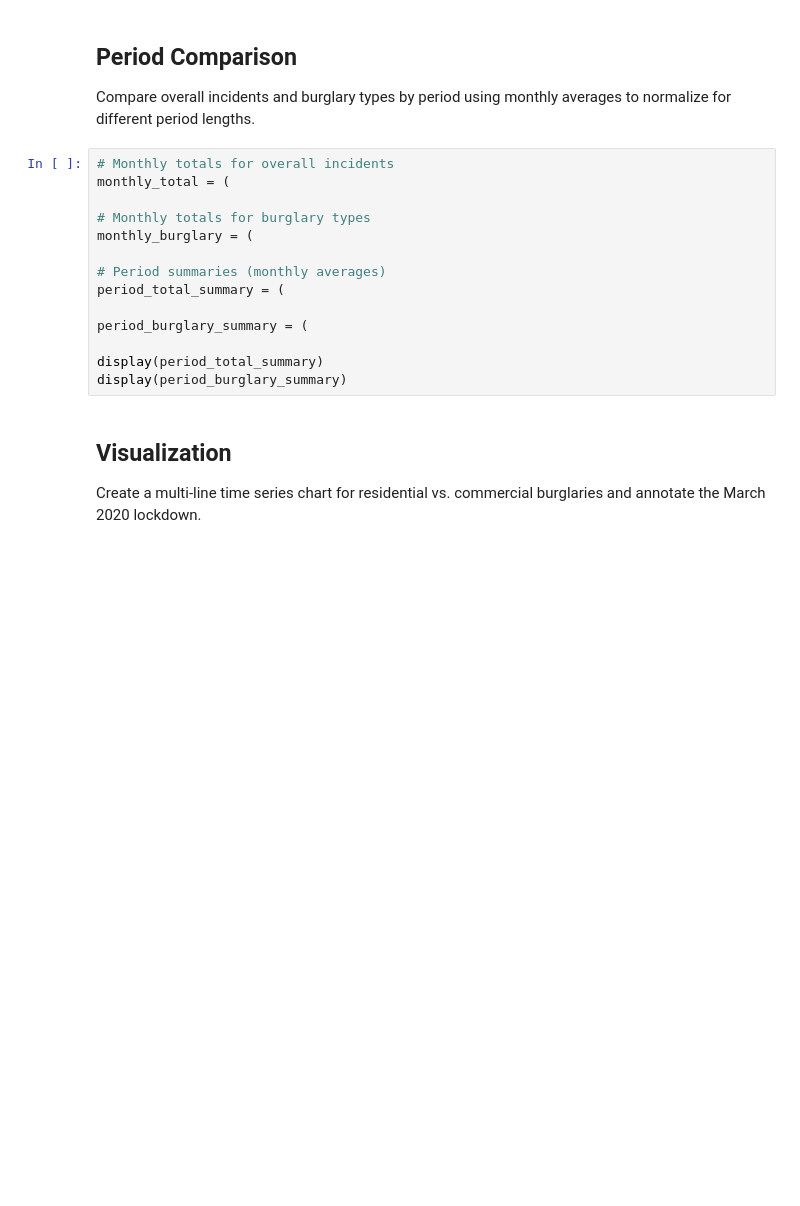
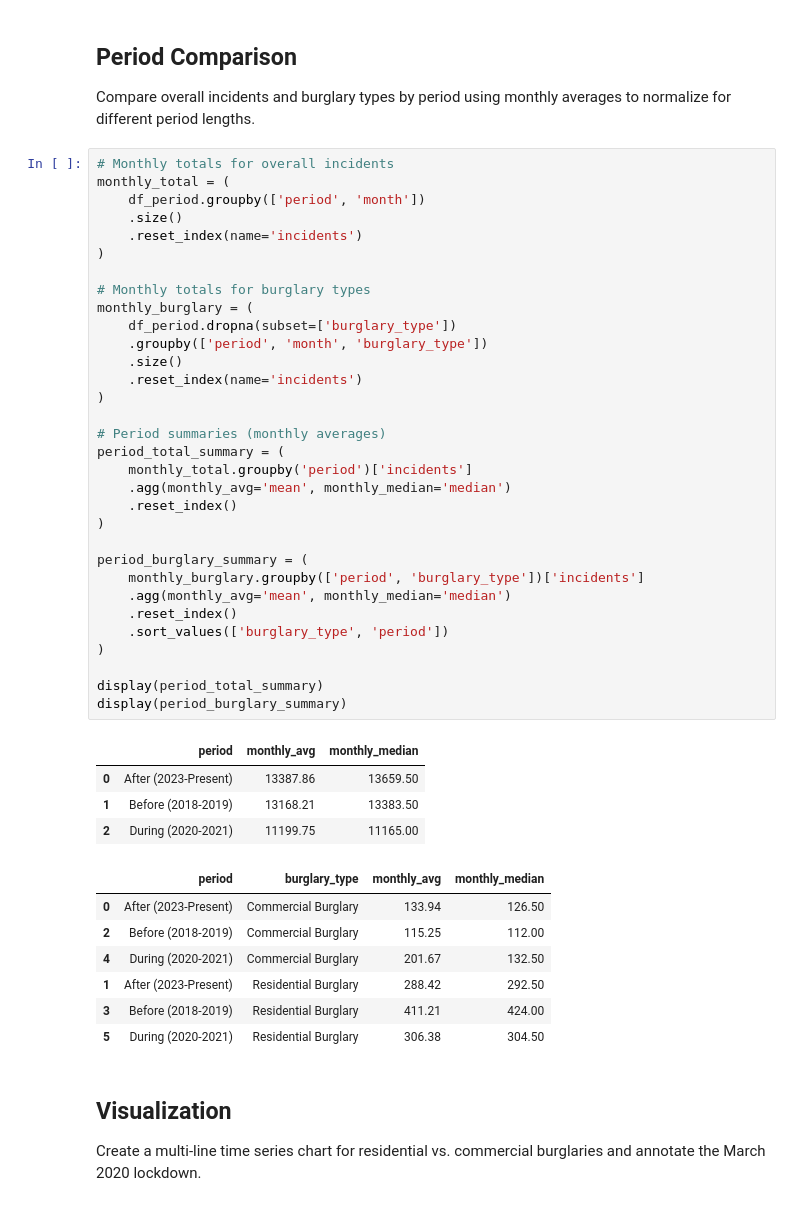
Before and after one commit to dustinober1/Philadelphia-Crime-Incidents-Analysis, a Jupyter notebook: notebooks/covid_lockdown_crime_landscape.ipynb, the cells around one changed output. Saved outputs shown, nothing was run; the diff lists cells and outputs as text; blank space fills up the shorter version.

```diff
--- a/notebooks/covid_lockdown_crime_landscape.ipynb
+++ b/notebooks/covid_lockdown_crime_landscape.ipynb
@@ -146,17 +213,47 @@ Compare overall incidents and burglary types by period using monthly averages to
 # %%
 # Monthly totals for overall incidents
 monthly_total = (
+    df_period.groupby(['period', 'month'])
+    .size()
+    .reset_index(name='incidents')
+)
 
 # Monthly totals for burglary types
 monthly_burglary = (
+    df_period.dropna(subset=['burglary_type'])
+    .groupby(['period', 'month', 'burglary_type'])
+    .size()
+    .reset_index(name='incidents')
+)
 
 # Period summaries (monthly averages)
 period_total_summary = (
+    monthly_total.groupby('period')['incidents']
+    .agg(monthly_avg='mean', monthly_median='median')
+    .reset_index()
+)
 
 period_burglary_summary = (
+    monthly_burglary.groupby(['period', 'burglary_type'])['incidents']
+    .agg(monthly_avg='mean', monthly_median='median')
+    .reset_index()
+    .sort_values(['burglary_type', 'period'])
+)
 
 display(period_total_summary)
 display(period_burglary_summary)
+# %% [output]
+|  | period | monthly_avg | monthly_median |
+| 0 | After (2023-Present) | 13387.86 | 13659.50 |
+| 1 | Before (2018-2019) | 13168.21 | 13383.50 |
+| 2 | During (2020-2021) | 11199.75 | 11165.00 |
+|  | period | burglary_type | monthly_avg | monthly_median |
+| 0 | After (2023-Present) | Commercial Burglary | 133.94 | 126.50 |
+| 2 | Before (2018-2019) | Commercial Burglary | 115.25 | 112.00 |
+| 4 | During (2020-2021) | Commercial Burglary | 201.67 | 132.50 |
+| 1 | After (2023-Present) | Residential Burglary | 288.42 | 292.50 |
+| 3 | Before (2018-2019) | Residential Burglary | 411.21 | 424.00 |
+| 5 | During (2020-2021) | Residential Burglary | 306.38 | 304.50 |
 # %% [markdown]
 ## Visualization <a id="visualization"></a>
 Create a multi-line time series chart for residential vs. commercial burglaries and annotate the March 2020 lockdown.
```
Also changed, not shown: parts of 7 cells of this notebook.
